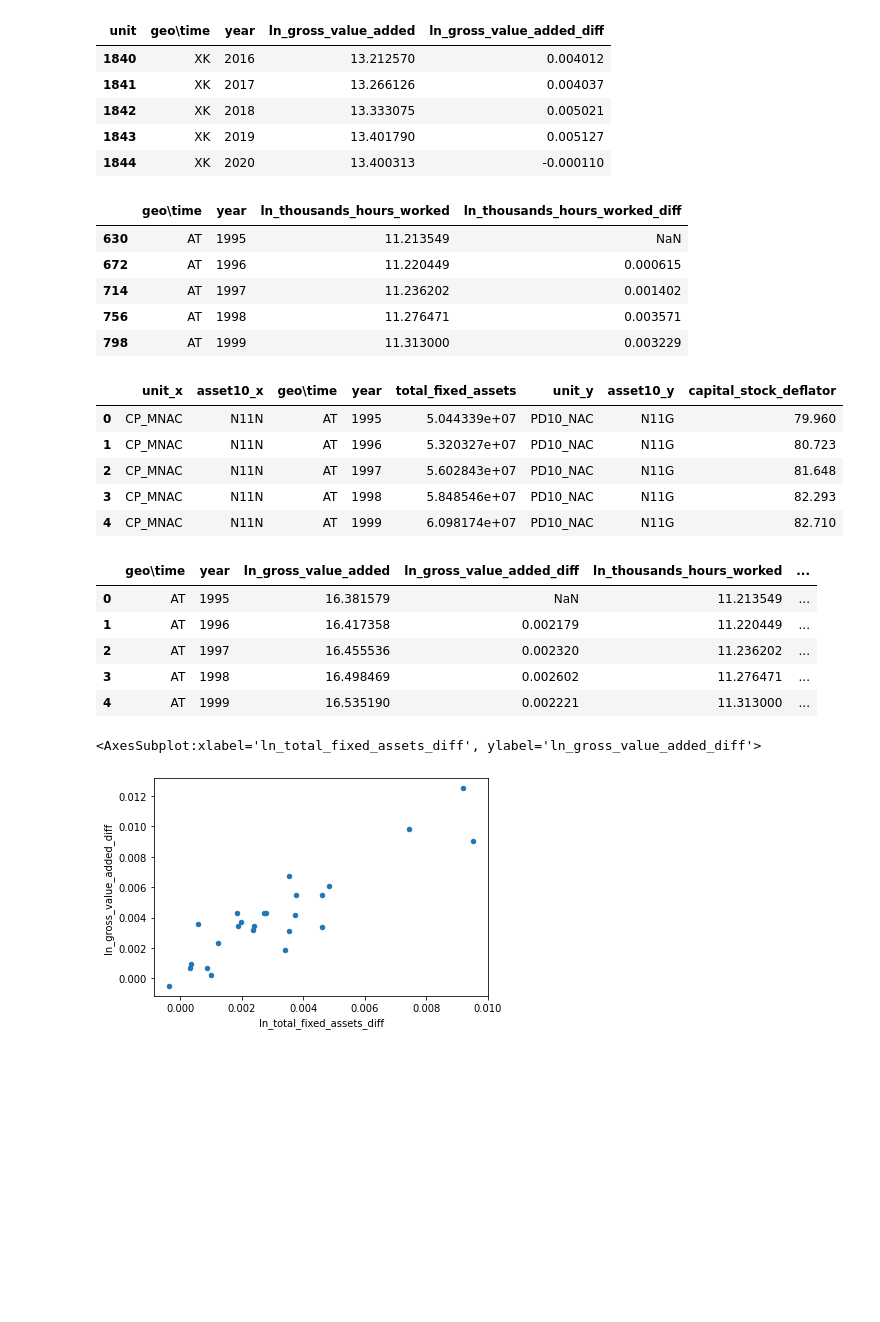
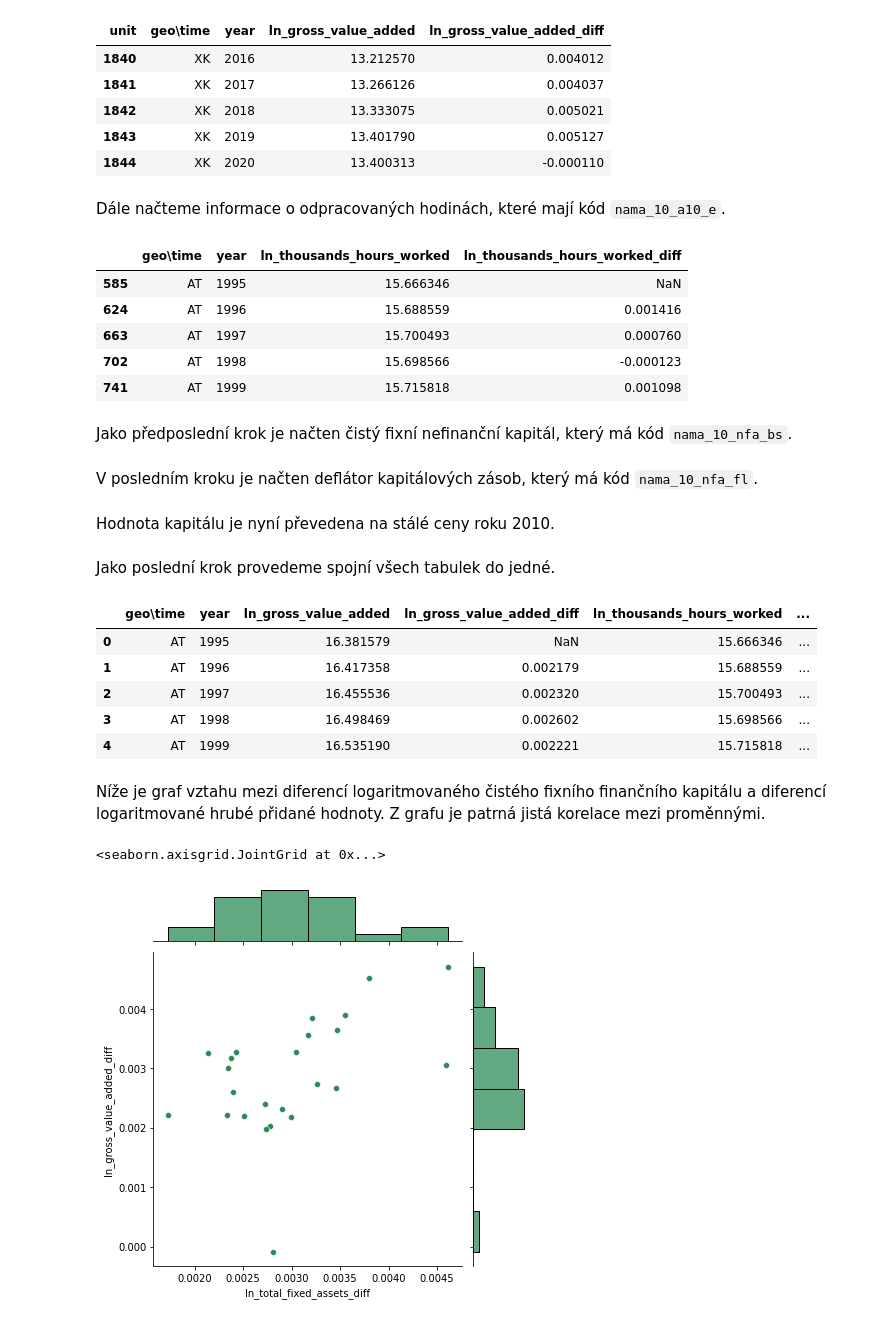
Before and after one commit to pesikj/macroeconomic-analysis, a Jupyter notebook: presentation_02.ipynb, the cells around one changed output. Saved outputs shown, nothing was run; the diff lists cells and outputs as text; code cells hidden in the pictures; blank space fills up the shorter version.

```diff
--- a/presentation_02.ipynb
+++ b/presentation_02.ipynb
@@ -62,29 +70,14 @@ data_2_es = eurostat.get_data_df('nama_10_a10_e')
+# %% [markdown]
+Dále načteme informace o odpracovaných hodinách, které mají kód `nama_10_a10_e`.
 # %%
-# data_2 = data_2_es
-# # Total employment domestic concept
-# data_2 = data_2[data_2["na_item"] == "EMP_DC"]
-# # Total, all NACE activities
-# data_2 = data_2[data_2["nace_r2"] == "TOTAL"]
-# # Thousands hours worked
-# data_2 = data_2[data_2["unit"] == "THS_HW"]
-# data_2 = pandas.melt(data_2, id_vars=["unit", "na_item", "geo\\time"], value_vars=list(range(START_YEAR, END_YEAR + 1)),
-#                     value_name="thousands_hours_worked", var_name="year")
-# data_2 = data_2.sort_values(["geo\\time", "year"])
-# data_2 = data_2.dropna()
-# data_2["ln_thousands_hours_worked"] = numpy.log(data_2["thousands_hours_worked"])
-# data_2["ln_thousands_hours_worked_t_minus_1"] = data_2.groupby("geo\\time")["ln_thousands_hours_worked"].shift(1)
-# data_2["ln_thousands_hours_worked_diff"] = (data_2["ln_thousands_hours_worked"] - data_2["ln_thousands_hours_worked_t_minus_1"]) / data_2["ln_thousands_hours_worked"]
-# data_2 = data_2[["geo\\time", "year", "ln_thousands_hours_worked", "ln_thousands_hours_worked_diff"]]
-# data_2.head()
-
-data_2_es = eurostat.get_data_df('nama_10_a10')
+data_2_es = eurostat.get_data_df('nama_10_a10_e')
 data_2 = data_2_es
 # Total employment domestic concept
-data_2 = data_2[data_2["na_item"] == "D11"]
+data_2 = data_2[data_2["na_item"] == "EMP_DC"]
 # Total, all NACE activities
 data_2 = data_2[data_2["nace_r2"] == "TOTAL"]
 # Thousands hours worked
-data_2 = data_2[data_2["unit"] == "CP_MNAC"]
+data_2 = data_2[data_2["unit"] == "THS_HW"]
 data_2 = pandas.melt(data_2, id_vars=["unit", "na_item", "geo\\time"], value_vars=list(range(START_YEAR, END_YEAR + 1)),
                     value_name="thousands_hours_worked", var_name="year")
 data_2 = data_2.sort_values(["geo\\time", "year"])
@@ -96,8 +89,8 @@ data_2 = data_2[["geo\\time", "year", "ln_thousands_hours_worked", "ln_thousands
 data_2.head()
 # %% [output]
 |  | geo\time | year | ln_thousands_hours_worked | ln_thousands_hours_worked_diff |
-| 630 | AT | 1995 | 11.213549 | NaN |
-| 672 | AT | 1996 | 11.220449 | 0.000615 |
-| 714 | AT | 1997 | 11.236202 | 0.001402 |
-| 756 | AT | 1998 | 11.276471 | 0.003571 |
-| 798 | AT | 1999 | 11.313000 | 0.003229 |
+| 585 | AT | 1995 | 15.666346 | NaN |
+| 624 | AT | 1996 | 15.688559 | 0.001416 |
+| 663 | AT | 1997 | 15.700493 | 0.000760 |
+| 702 | AT | 1998 | 15.698566 | -0.000123 |
+| 741 | AT | 1999 | 15.715818 | 0.001098 |
@@ -106 +97,3 @@ data_3_es = eurostat.get_data_df('nama_10_nfa_bs')
+# %% [markdown]
+Jako předposlední krok je načten čistý fixní nefinanční kapitál, který má kód `nama_10_nfa_bs`.
 # %%
@@ -121 +114,3 @@ data_4_es = eurostat.get_data_df('nama_10_nfa_fl')
+# %% [markdown]
+V posledním kroku je načten deflátor kapitálových zásob, který má kód `nama_10_nfa_fl`.
 # %%
@@ -130,14 +124,12 @@ data_4 = pandas.melt(data_4, id_vars=["unit", "asset10", "geo\\time"], value_var
                     value_name="capital_stock_deflator", var_name="year")
 data_4 = data_4.sort_values(["geo\\time", "year"])
 data_4 = data_4.dropna()
+# %% [markdown]
+Hodnota kapitálu je nyní převedena na stálé ceny roku 2010.
 # %%
 data_3 = data_3.merge(data_4, on=["geo\\time", "year"])
 data_3["total_fixed_assets"] = data_3["total_fixed_assets"] * data_3["capital_stock_deflator"]
-data_3.head()
+data_3["ln_total_fixed_assets"] = numpy.log(data_3["total_fixed_assets"])
+data_3["ln_total_fixed_assets_t_minus_1"] = data_3.groupby("geo\\time")["ln_total_fixed_assets"].shift(1)
+data_3["ln_total_fixed_assets_diff"] = (data_3["ln_total_fixed_assets"] - data_3["ln_total_fixed_assets_t_minus_1"]) / data_3["ln_total_fixed_assets"]
+data_3 = data_3[["geo\\time", "year", "ln_total_fixed_assets", "ln_total_fixed_assets_diff"]]
-# %% [output]
-|  | unit_x | asset10_x | geo\time | year | total_fixed_assets | unit_y | asset10_y | capital_stock_deflator |
-| 0 | CP_MNAC | N11N | AT | 1995 | 5.044339e+07 | PD10_NAC | N11G | 79.960 |
-| 1 | CP_MNAC | N11N | AT | 1996 | 5.320327e+07 | PD10_NAC | N11G | 80.723 |
-| 2 | CP_MNAC | N11N | AT | 1997 | 5.602843e+07 | PD10_NAC | N11G | 81.648 |
-| 3 | CP_MNAC | N11N | AT | 1998 | 5.848546e+07 | PD10_NAC | N11G | 82.293 |
-| 4 | CP_MNAC | N11N | AT | 1999 | 6.098174e+07 | PD10_NAC | N11G | 82.710 |
@@ -149,17 +136,23 @@ data_3 = data_3[["geo\\time", "year", "ln_total_fixed_assets", "ln_total_fixed_a
+# %% [markdown]
+Jako poslední krok provedeme spojní všech tabulek do jedné.
 # %%
 data = pandas.merge(data_1, data_2, on=["geo\\time", "year"])
 data = pandas.merge(data, data_3, on=["geo\\time", "year"])
 data.head()
 # %% [output]
 |  | geo\time | year | ln_gross_value_added | ln_gross_value_added_diff | ln_thousands_hours_worked | ... |
-| 0 | AT | 1995 | 16.381579 | NaN | 11.213549 | ... |
-| 1 | AT | 1996 | 16.417358 | 0.002179 | 11.220449 | ... |
-| 2 | AT | 1997 | 16.455536 | 0.002320 | 11.236202 | ... |
-| 3 | AT | 1998 | 16.498469 | 0.002602 | 11.276471 | ... |
-| 4 | AT | 1999 | 16.535190 | 0.002221 | 11.313000 | ... |
+| 0 | AT | 1995 | 16.381579 | NaN | 15.666346 | ... |
+| 1 | AT | 1996 | 16.417358 | 0.002179 | 15.688559 | ... |
+| 2 | AT | 1997 | 16.455536 | 0.002320 | 15.700493 | ... |
+| 3 | AT | 1998 | 16.498469 | 0.002602 | 15.698566 | ... |
+| 4 | AT | 1999 | 16.535190 | 0.002221 | 15.715818 | ... |
+# %% [markdown]
+Níže je graf vztahu mezi diferencí logaritmovaného čistého fixního finančního kapitálu a diferencí logaritmované
+hrubé přidané hodnoty.
+Z grafu je patrná jistá korelace mezi proměnnými.
 # %%
-data_plot = data[data["geo\\time"] == "CZ"]
-data_plot.plot(x="ln_total_fixed_assets_diff", y="ln_gross_value_added_diff", kind="scatter")
+data_plot = data[data["geo\\time"] == "AT"]
+seaborn.jointplot("ln_total_fixed_assets_diff", "ln_gross_value_added_diff", data_plot, kind='scatter', color='seagreen')
 # %% [output]
-<AxesSubplot:xlabel='ln_total_fixed_assets_diff', ylabel='ln_gross_value_added_diff'>
+<seaborn.axisgrid.JointGrid at 0x...>
-[figure, old version]
+[figure, new version]
```
Also changed, not shown: parts of 31 cells of this notebook.
